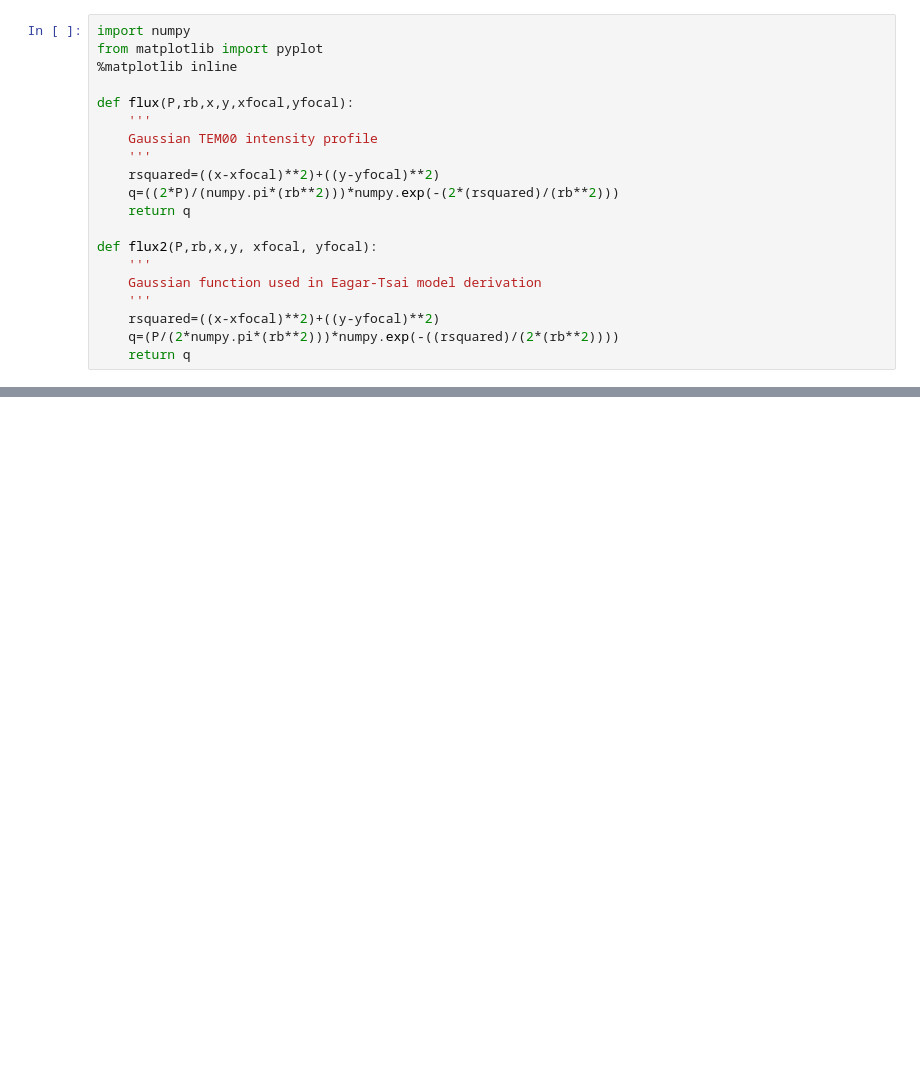
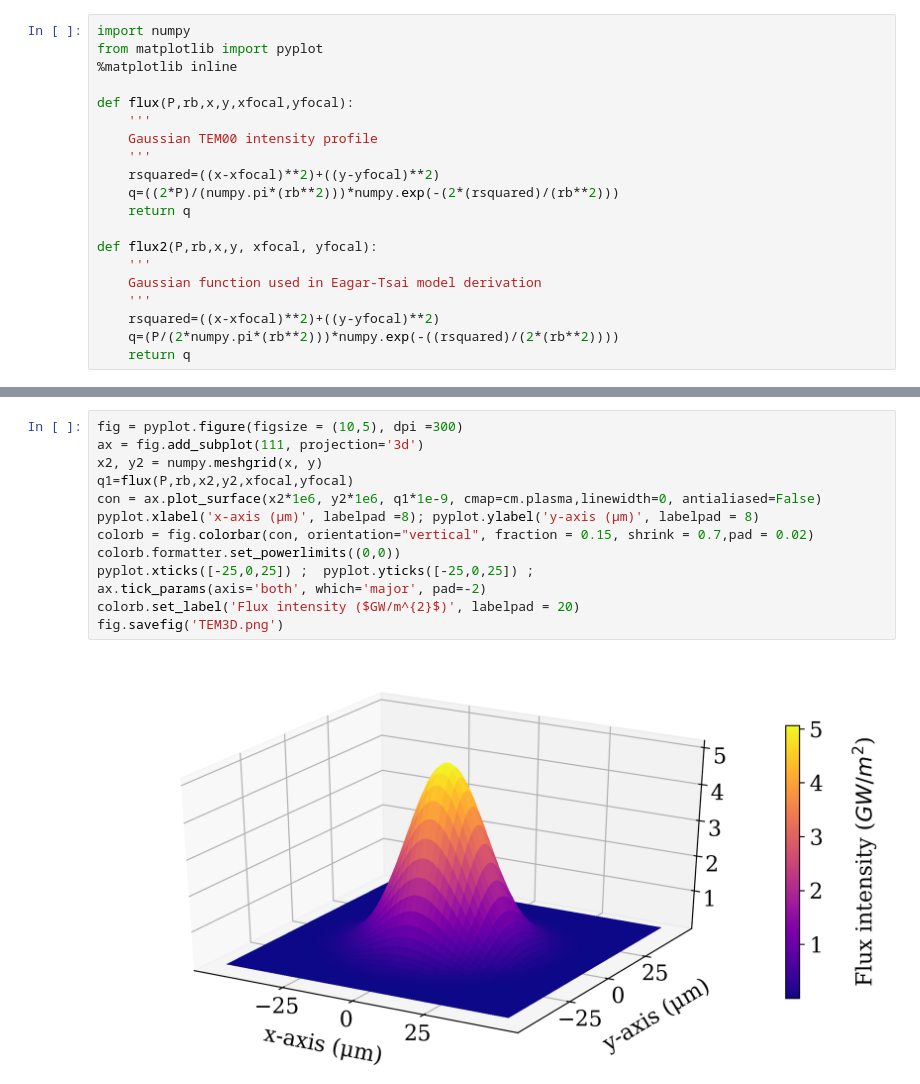
Before and after one commit to panorammix/ETModel_SLM, a Jupyter notebook: Gaussian_Profile.ipynb, the cells around one changed output, grey strips where cells are left out. Saved outputs shown, nothing was run; the diff lists cells and outputs as text; blank space fills up the shorter version.

```diff
--- a/Gaussian_Profile.ipynb
+++ b/Gaussian_Profile.ipynb
@@ -93,0 +100,15 @@ numpy.max(q1)/numpy.max(q2)
+# %%
+fig = pyplot.figure(figsize = (10,5), dpi =300)
+ax = fig.add_subplot(111, projection='3d')
+x2, y2 = numpy.meshgrid(x, y)
+q1=flux(P,rb,x2,y2,xfocal,yfocal)
+con = ax.plot_surface(x2*1e6, y2*1e6, q1*1e-9, cmap=cm.plasma,linewidth=0, antialiased=False)
+pyplot.xlabel('x-axis (μm)', labelpad =8); pyplot.ylabel('y-axis (μm)', labelpad = 8)
+colorb = fig.colorbar(con, orientation="vertical", fraction = 0.15, shrink = 0.7,pad = 0.02)
+colorb.formatter.set_powerlimits((0,0))
+pyplot.xticks([-25,0,25]) ;  pyplot.yticks([-25,0,25]) ;
+ax.tick_params(axis='both', which='major', pad=-2)
+colorb.set_label('Flux intensity ($GW/m^{2}$)', labelpad = 20)
+fig.savefig('TEM3D.png')
+# %% [output]
+[figure, added]
```
Also changed, not shown: parts of 4 cells of this notebook, 5 other files.
